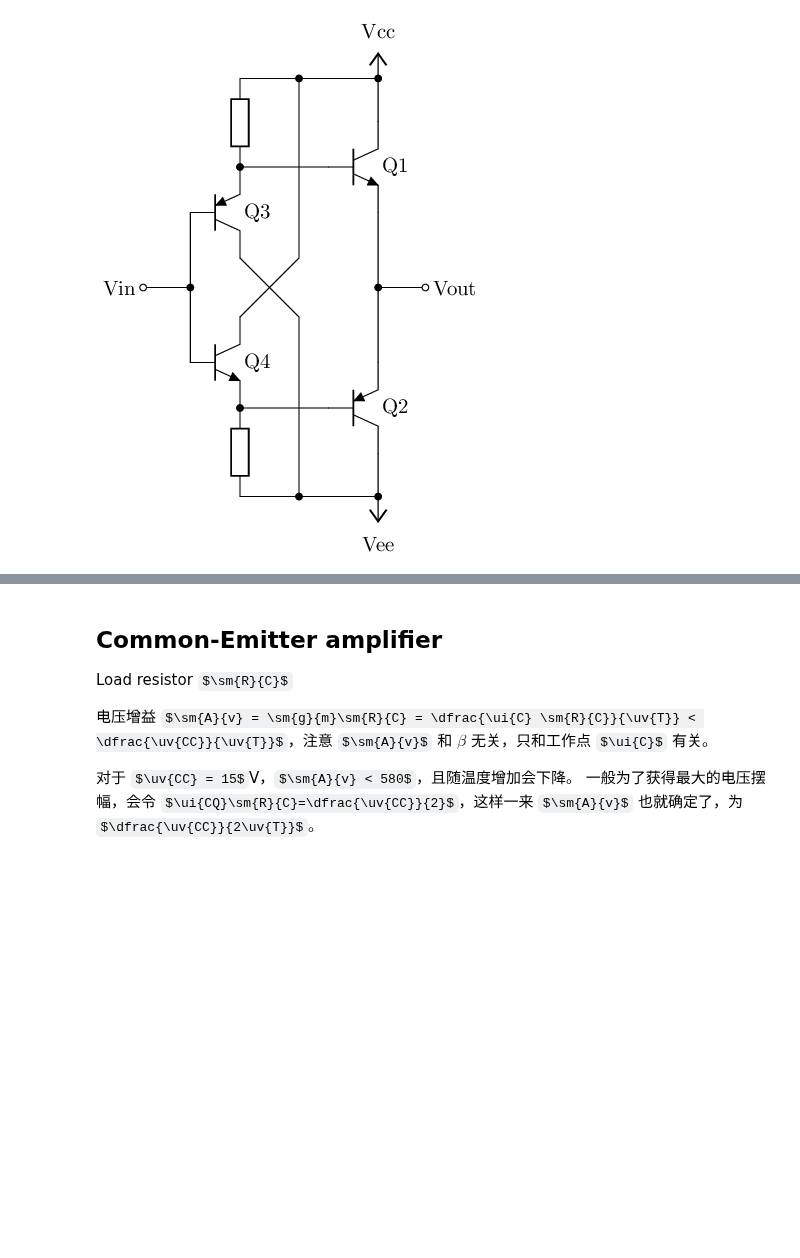
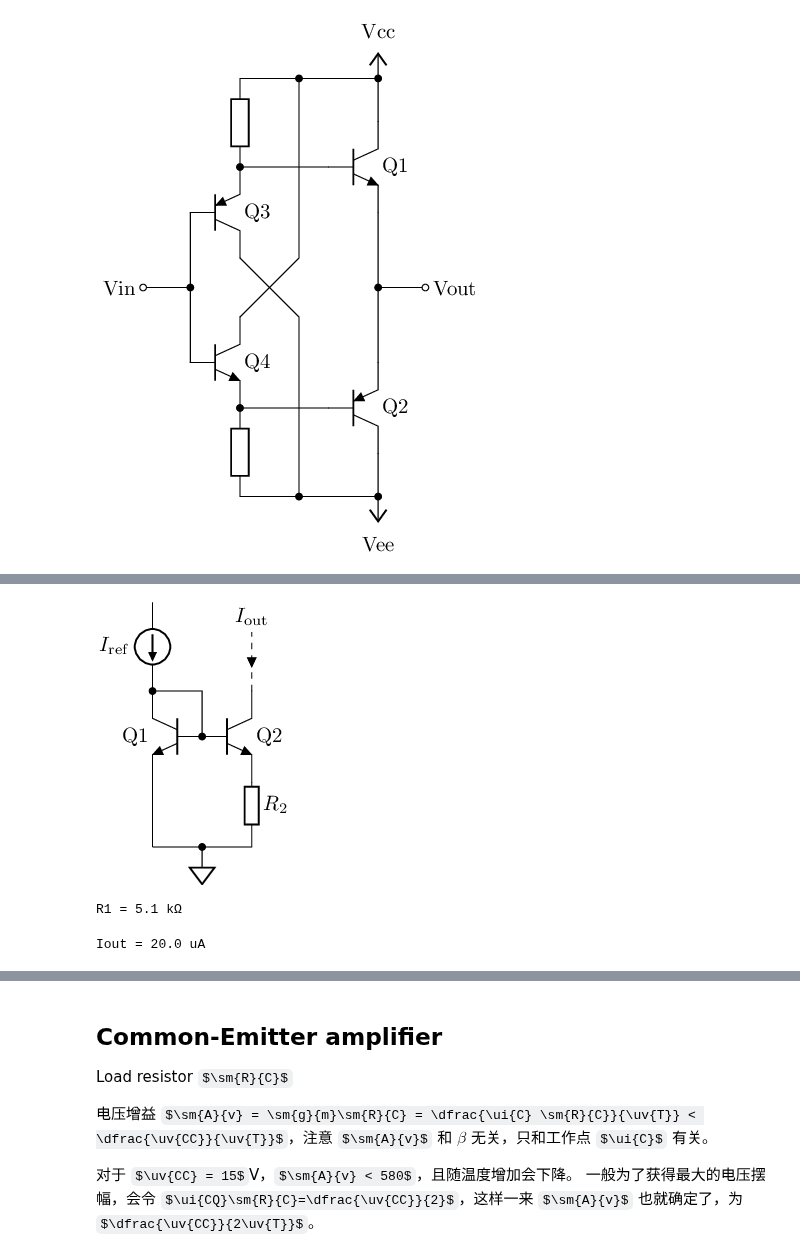
Before and after one commit to chenshuo/nuedc, a Jupyter notebook: docs/bjt-basics.ipynb, the cells around one changed output, grey strips where cells are left out. Saved outputs shown, nothing was run; the diff lists cells and outputs as text; code cells hidden in the pictures; some formulas as TeX source; blank space fills up the shorter version.

```diff
--- a/docs/bjt-basics.ipynb
+++ b/docs/bjt-basics.ipynb
@@ -701,0 +938,41 @@ Vbe 抵消的另一种方案，Q3 抵消 Q1，Q4 抵消 Q2.
+# %%
+%%tikz -ct
+\newcommand{\ui}[1]{\ensuremath{I_\mathrm{#1}}}
+
+\ctikzset{american voltages, american currents, european resistors}
+\ctikzset{transistors/arrow pos=end, transistors/fill=cyan!20}
+\draw (0, 0) node [npn, xscale=-1] (Q1) {\ctikzflipx{Q1}};
+\draw (Q1.B) node [npn, anchor=B] (Q2) {Q2};
+\draw (Q1.E) to [short] ++(0, -1.1) coordinate (G);
+\draw (Q2.E) to [R, l={$R_2$}, bipoles/length=0.8cm] ++(0, -0.8)
+  to [short] ++(0, -0.3) -- (G);
+\draw (Q1.B |- G) node [circ] {} node [sground] {};
+\draw (Q1.B) node [circ] {} |- (Q1.C) node [circ] {};
+\draw (Q1.C) to [I, invert, l={\ui{ref}}, bipoles/length=1cm] ++(0, 1.5);
+\draw [dashed] (Q2.C) to [short] ++(0, 1) node [above] {\ui{out}};
+\draw (Q2.C) ++(0, 0.5) node [currarrow, rotate=-90] {};
+# %% [output]
+[figure, added]
+# %%
+Ic1 = 1e-3  # 1mA
+Ic2 = 20e-6  # 20μA
+Vt = 26e-3
+R1 = Vt * log(Ic1 / Ic2) / Ic2
+print('R1 = %.1f kΩ' % (R1 / 1e3))
+# %% [output]
+R1 = 5.1 kΩ
+# %%
+import scipy
+def Ic2(x):
+    Ic = x
+    Vt = 26
+    Iref = 1000  # μA
+    R = 5.1  # kΩ
+    return Ic * R - Vt * np.log(Iref / Ic)
+
+root = scipy.optimize.root_scalar(Ic2, x0=0.1)
+if root.converged:
+    Ic = root.root
+    print('Iout = %.1f uA' % (Ic))
+# %% [output]
+Iout = 20.0 uA
```
Also changed, not shown: parts of 23 cells of this notebook, 1 other file.
